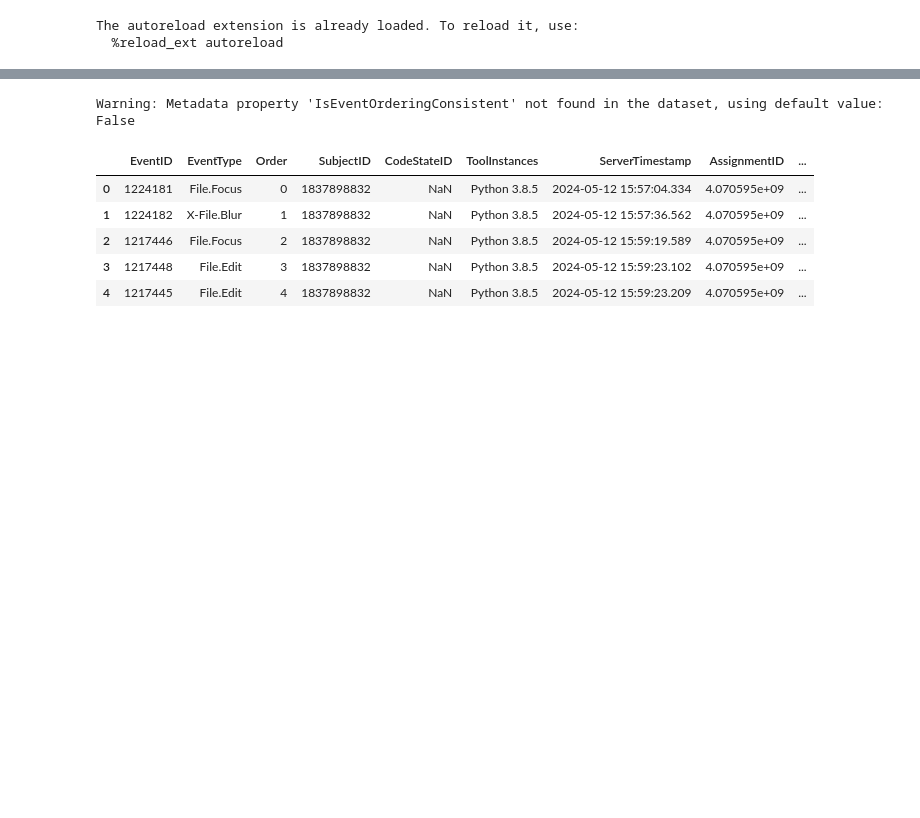
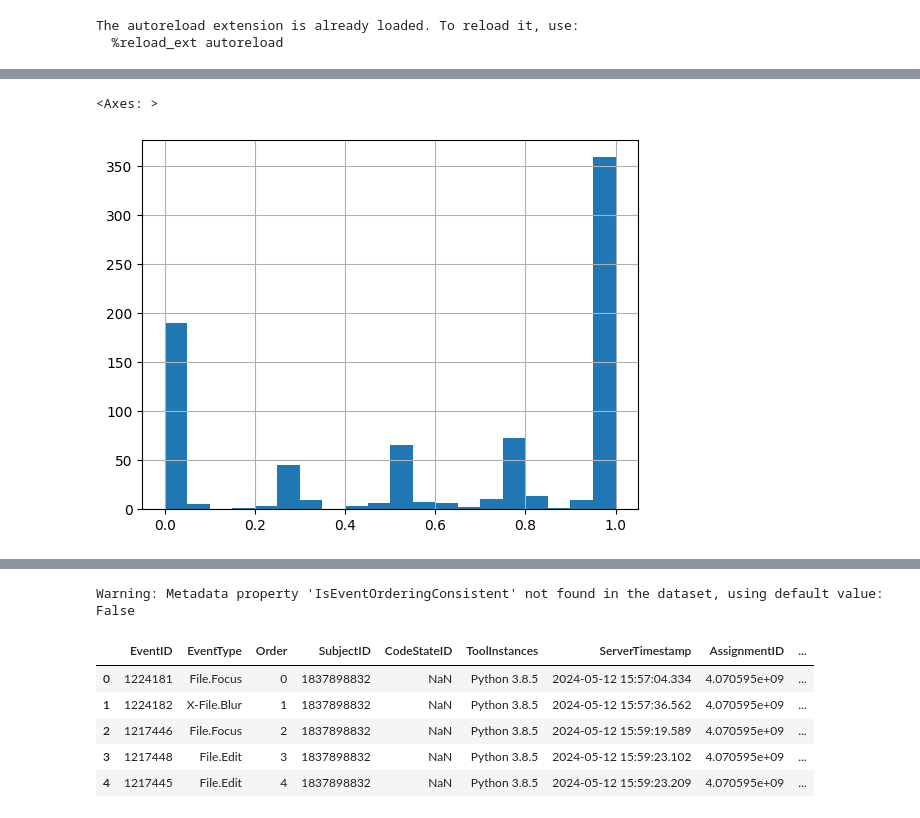
Before and after one commit to CSSPLICE/ProgSnapToolkit, a Jupyter notebook: test_anaytics.ipynb, the cells around one changed output, grey strips where cells are left out. Drawn from its saved outputs; the diff is of its cells as text; code cells hidden in the pictures; blank space fills up the shorter version.

Commit message:
Added codebench analystics and preprocessor

```diff
--- a/test_anaytics.ipynb
+++ b/test_anaytics.ipynb
@@ -32,10 +19,14 @@ class TimeStampToDateTimePreprocessor(Preprocessor):
 # %%
+from analytics.preprocessors.edwards import TimeStampToDateTimePreprocessor
+from analytics.preprocessors.codebench import YAMLLinkURLPreprocessor
+
 config_path = None
 problem_id_col = None
 timestamp_col = None
 idle_gap = None
 break_gap = None
 proprocessing_steps = []
+link_preprocessing_steps = []
 
 edwards2021_config = {
     "config_path": "sample_data_configs/edwards2021.yaml",
@@ -52,7 +43,6 @@ cwo_s19_config = {
     "timestamp_col": Cols.ServerTimestamp,
     "idle_gap": 5 * 60,
     "break_gap": 30 * 60,
-    "proprocessing_steps": [],
 }
 
 codebench2024_config = {
@@ -61,7 +51,8 @@ codebench2024_config = {
     "timestamp_col": Cols.ServerTimestamp,
     "idle_gap": 30,
     "break_gap": 3 * 60,
-    "proprocessing_steps": [],
+    "link_preprocessing_steps": [YAMLLinkURLPreprocessor(True)],
+
 }
 
 config = codebench2024_config
@@ -79,3 +70,16 @@ from analytics.ps2_dataset import PS2Dataset
 dataset = PS2Dataset(spec, data_config)
 for step in proprocessing_steps:
     dataset.main_table_preprocessors.insert(0, step)
+for step in link_preprocessing_steps:
+    dataset.link_table_preprocessors.insert(0, step)
+# %%
+assignments = dataset.get_link_table("Assignment")
+scores = dataset.get_link_table("AssignmentSubject")
+total_weights = assignments.groupby("class-number").weight.sum()
+assignments = assignments.merge(total_weights.rename("total_weight"), on="class-number")
+assignments["weight_norm"] = assignments["weight"] / assignments["total_weight"]
+scores = scores.merge(assignments, on=Cols.AssignmentID, how='left')
+scores[Cols.Score] = scores["grade"] / 10 # Seems to always be out of 10
+scores["weighted_score"] = scores[Cols.Score] * scores["weight_norm"]
+scores = scores[scores["type"] == "exam"]
+exam_scores = scores.groupby(["class-number", Cols.SubjectID]).weighted_score.sum().rename("exam_total").reset_index()
@@ -81,0 +121,5 @@ for step in proprocessing_steps:
+# %%
+scores[scores.type == "exam"].Score.hist(bins=20)
+# %% [output]
+<Axes: >
+[figure, added]
```
Also changed, not shown: parts of 13 cells of this notebook, 5 other files.
